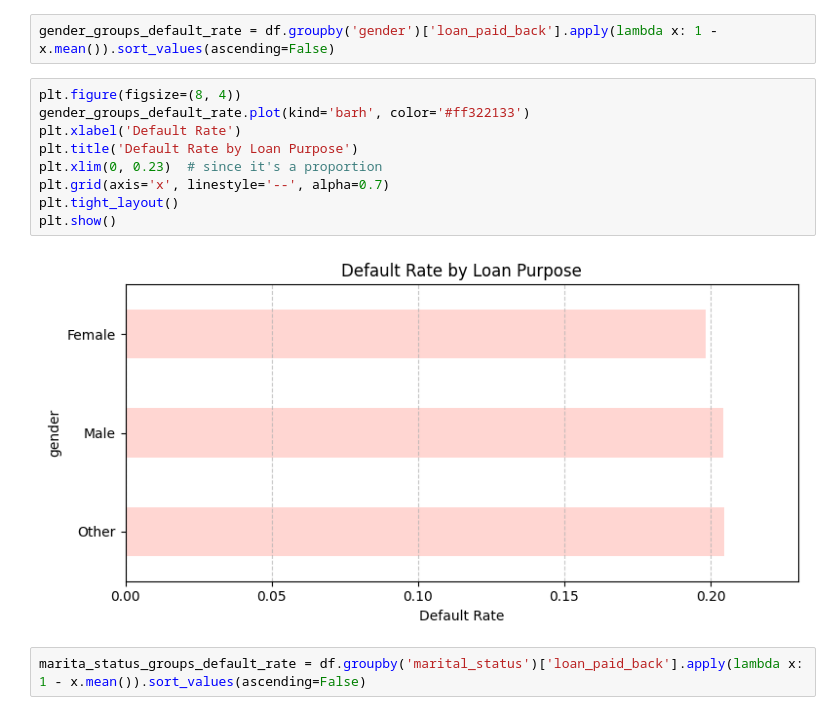
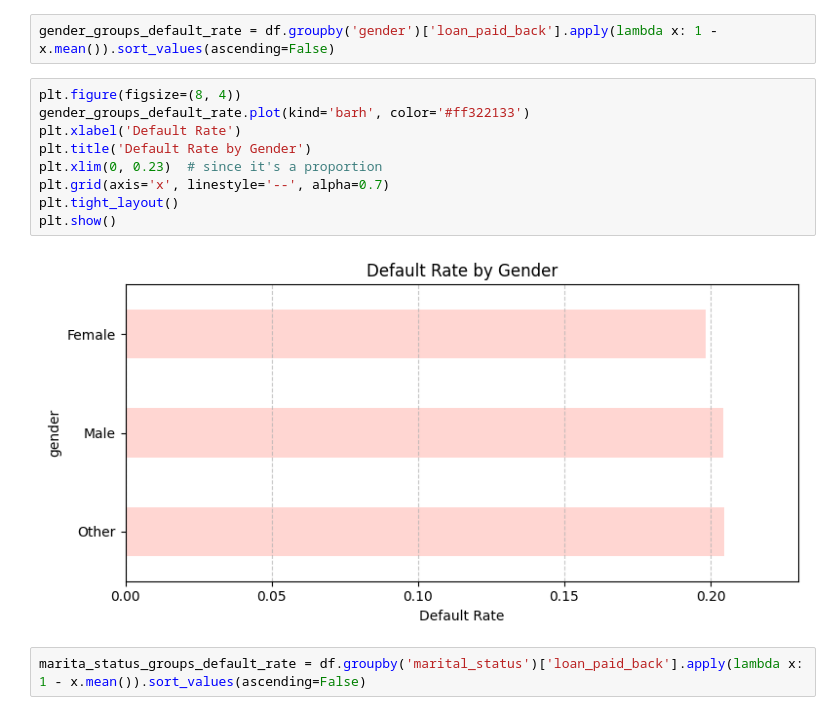
Before and after one commit to Darknight47/Kaggle-Competitions, a Jupyter notebook: Predicting_Loan_Payback/notebooks/data_understanding.ipynb, the cells around one changed output. Saved outputs shown, nothing was run; the diff lists cells and outputs as text.

```diff
--- a/Predicting_Loan_Payback/notebooks/data_understanding.ipynb
+++ b/Predicting_Loan_Payback/notebooks/data_understanding.ipynb
@@ -112,14 +112,14 @@ gender_groups_default_rate = df.groupby('gender')['loan_paid_back'].apply(lambda
 # %%
 plt.figure(figsize=(8, 4))
 gender_groups_default_rate.plot(kind='barh', color='#ff322133')
 plt.xlabel('Default Rate')
-plt.title('Default Rate by Loan Purpose')
+plt.title('Default Rate by Gender')
 plt.xlim(0, 0.23)  # since it's a proportion
 plt.grid(axis='x', linestyle='--', alpha=0.7)
 plt.tight_layout()
 plt.show()
 # %% [output]
-[figure, old version]
+[figure, new version]
 # %%
 marita_status_groups_default_rate = df.groupby('marital_status')['loan_paid_back'].apply(lambda x: 1 - x.mean()).sort_values(ascending=False)
 # %%
```
Also changed, not shown: parts of 18 cells of this notebook.
